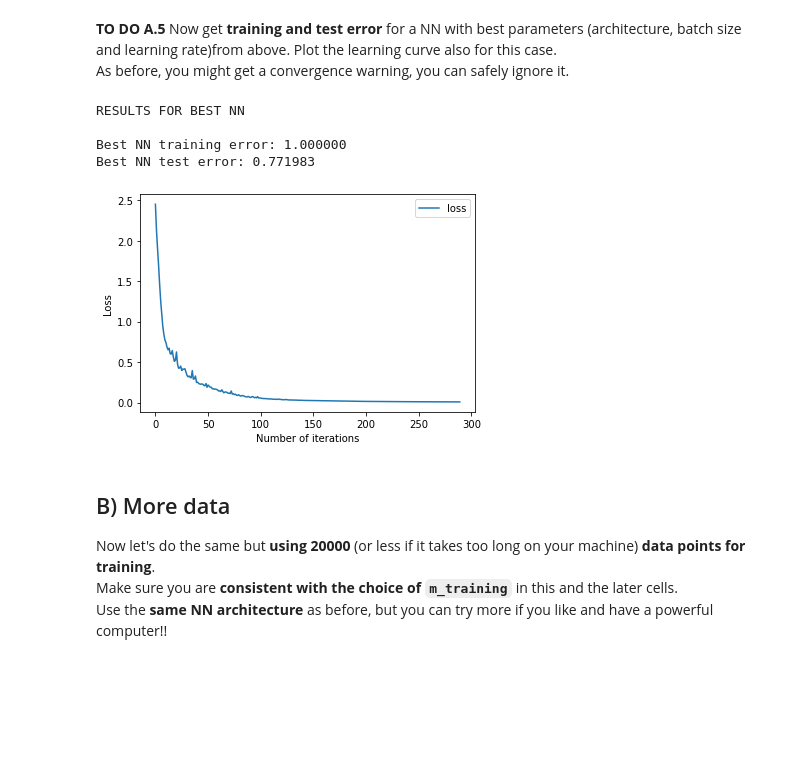
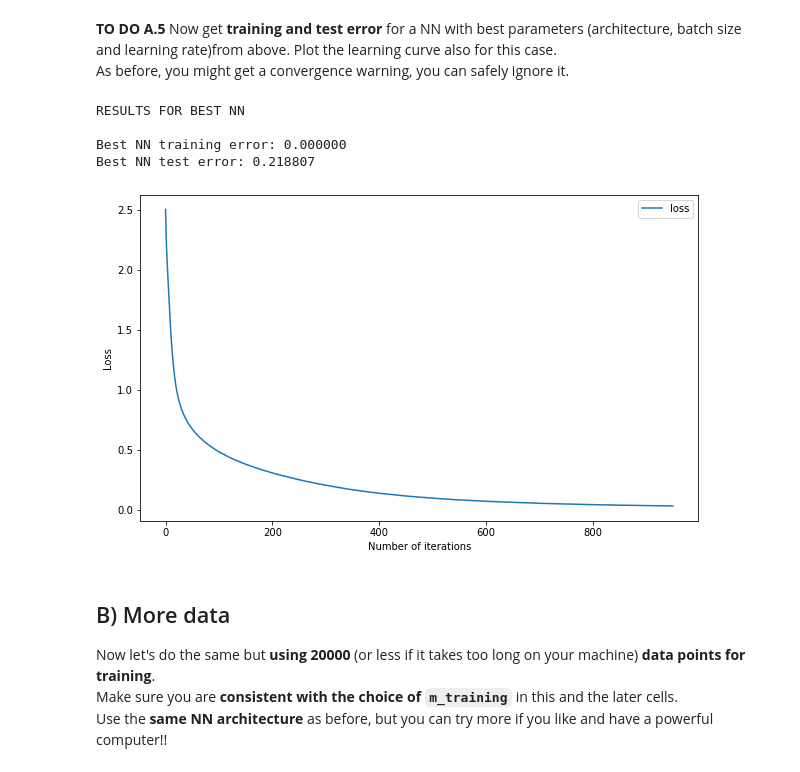
Before and after one commit to niklai99/machine-learning-2223, a Jupyter notebook: lab3/lai_nicolo_lab3.ipynb, the cells around one changed output. Cells and saved outputs as stored; diff of their text form; code cells hidden in the pictures; blank space fills up the shorter version.

```diff
--- a/lab3/lai_nicolo_lab3.ipynb
+++ b/lab3/lai_nicolo_lab3.ipynb
@@ -282,29 +366,43 @@ answer here
 **TO DO A.5** Now get **training and test error** for a NN with best parameters (architecture, batch size and learning rate)from above. Plot the learning curve also for this case. <br>
 As before, you might get a convergence warning, you can safely ignore it.
 # %%
-#get training and test error for the best NN model from CV
-mlp = MLPClassifier(max_iter=1000, alpha=1e-4, solver='sgd', tol=1e-4, random_state=ID, learning_rate_init=0.04, hidden_layer_sizes=best_hidden_layer_sizes, batch_size=best_batch_size)
+best_learning_rate = max(scores, key=scores.get)
+
+mlp = MLPClassifier(
+    max_iter=1000,
+    alpha=1e-4,
+    solver='sgd',
+    tol=1e-4,
+    random_state=ID,
+    learning_rate_init=best_learning_rate,
+    hidden_layer_sizes=best_hidden_layer_sizes,
+    batch_size=best_batch_size
+)
 mlp.fit(X_train, y_train)
 
-training_error = mlp.score(X_train, y_train)
-test_error = mlp.score(X_test, y_test)
+training_score = mlp.score(X_train, y_train)
+training_error = 1 - training_score
+
+test_score = mlp.score(X_test, y_test)
+test_error = 1 - test_score
 
 print ('\nRESULTS FOR BEST NN\n')
 
 print ("Best NN training error: %f" % training_error)
 print ("Best NN test error: %f" % test_error)
 
-plt.plot(mlp.loss_curve_, label="loss")
-plt.legend(loc = 1)
-plt.xlabel('Number of iterations')
-plt.ylabel('Loss')
+fig, ax = plt.subplots(figsize=(10,6))
+ax.plot(mlp.loss_curve_, label="loss")
+ax.legend(loc = 1)
+ax.set_xlabel('Number of iterations')
+ax.set_ylabel('Loss')
 plt.show()
 # %% [output]
 RESULTS FOR BEST NN
 
-Best NN training error: 1.000000
-Best NN test error: 0.771983
+Best NN training error: 0.000000
+Best NN test error: 0.218807
-[figure, old version]
+[figure, new version]
 # %% [markdown]
 ## B) More data
 Now let's do the same but **using 20000** (or less if it takes too long on your machine) **data points for training**. <br>
```
Also changed, not shown: parts of 27 cells of this notebook.
